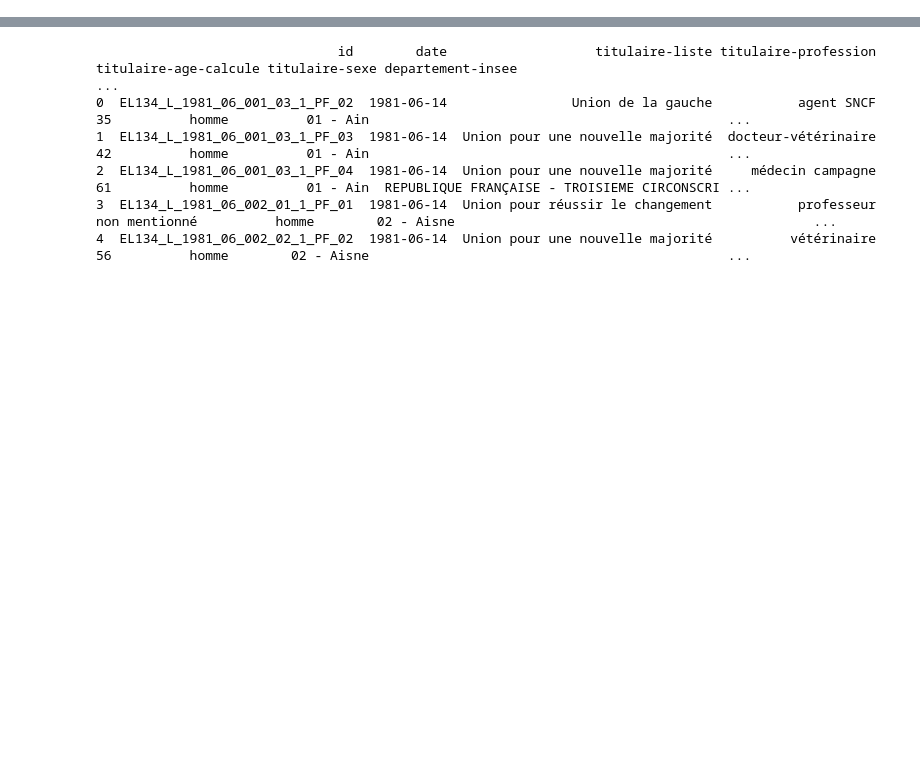
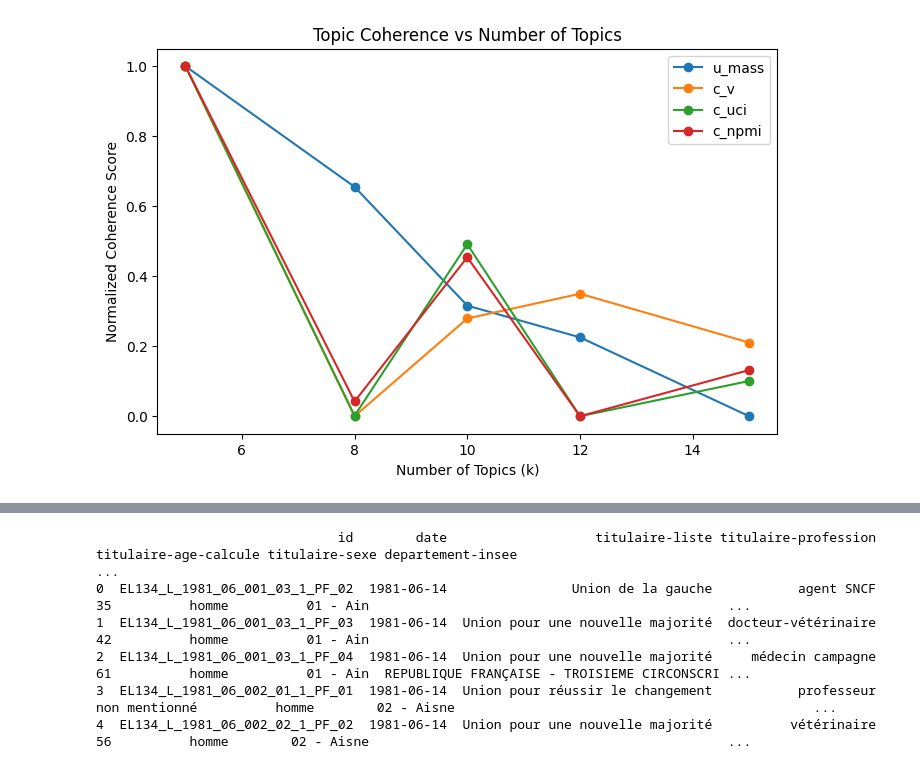
Before and after one commit to sarakpyny/NLP-Course-Ensae, a Jupyter notebook: Project/notebooks/03_topic_model.ipynb, the cells around one changed output, grey strips where cells are left out. Cells and saved outputs as stored; diff of their text form; code cells hidden in the pictures; blank space fills up the shorter version.

```diff
--- a/Project/notebooks/03_topic_model.ipynb
+++ b/Project/notebooks/03_topic_model.ipynb
@@ -175,0 +539,5 @@ Topic 9: ['france', 'politique', 'être', 'pays', 'emploi', 'travail', 'doit', '
+# %%
+import pandas as pd
+
+metric_results = pd.DataFrame(results)
+metric_results
@@ -176,2 +551,18 @@ Topic 9: ['france', 'politique', 'être', 'pays', 'emploi', 'travail', 'doit', '
+# %%
+normalized = (metric_results - metric_results.min()) / (metric_results.max() - metric_results.min())
+import matplotlib.pyplot as plt
+
+plt.figure(figsize=(8,5))
+
+for metric in coherence_metrics:
+    plt.plot(topic_range, normalized[metric], marker='o', label=metric)
+
+plt.xlabel("Number of Topics (k)")
+plt.ylabel("Normalized Coherence Score")
+plt.title("Topic Coherence vs Number of Topics")
+plt.legend()
+plt.show()
+# %% [output]
+[figure, added]
 # %%
 from sklearn.decomposition import LatentDirichletAllocation
```
Also changed, not shown: parts of 46 cells of this notebook.
